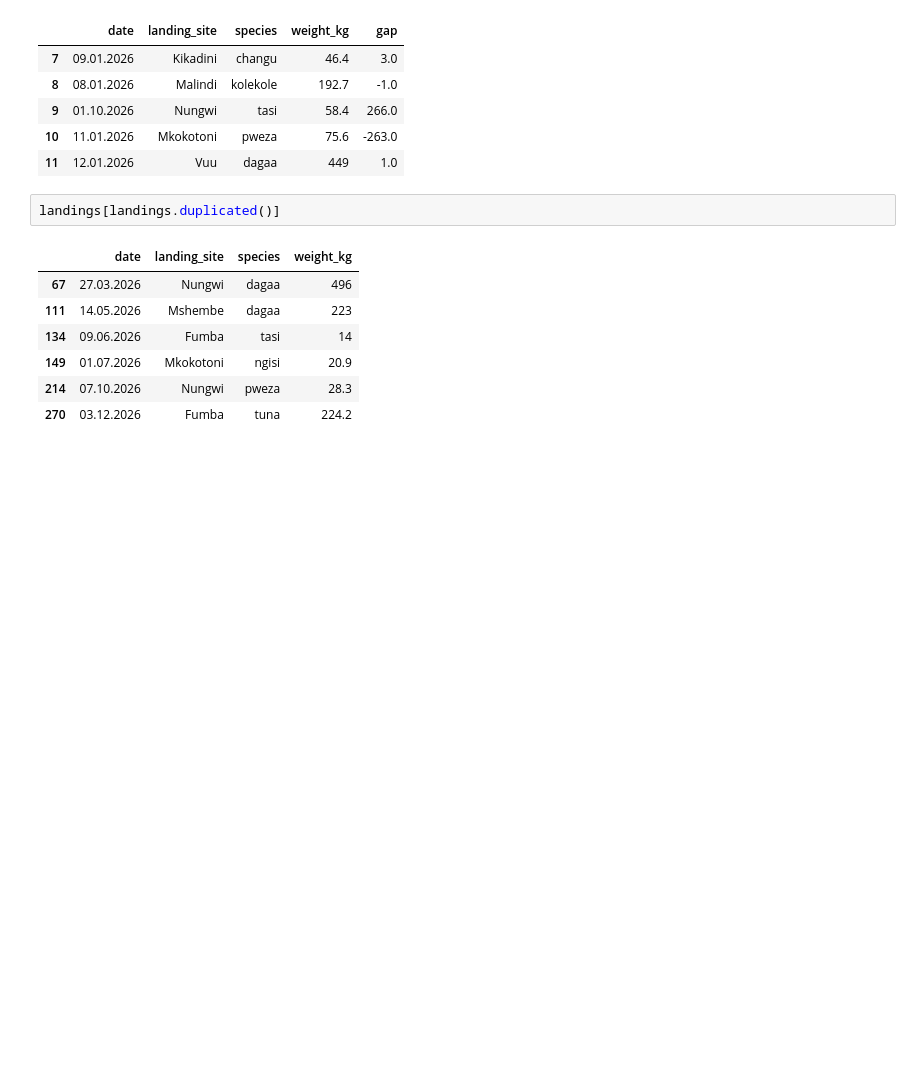
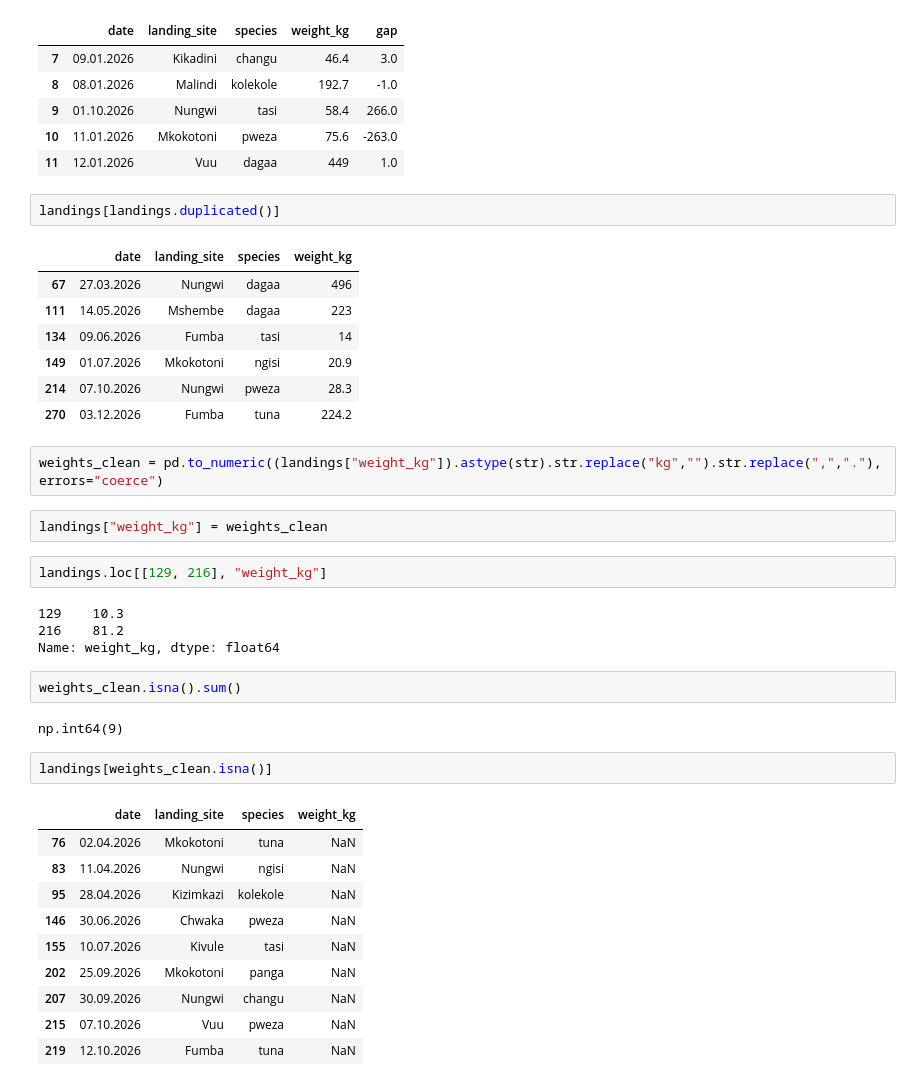
Before and after one commit to GabrielMasala/catch_summariser, a Jupyter notebook: catch_trends.ipynb, the cells around one changed output. Drawn from its saved outputs; the diff is of its cells as text; blank space fills up the shorter version.

Commit message:
Fix text, gram and negative weights with notes

```diff
--- a/catch_trends.ipynb
+++ b/catch_trends.ipynb
@@ -263,3 +273,30 @@ landings[landings.duplicated()]
 | 149 | 01.07.2026 | Mkokotoni | ngisi | 20.9 |
 | 214 | 07.10.2026 | Nungwi | pweza | 28.3 |
 | 270 | 03.12.2026 | Fumba | tuna | 224.2 |
+# %%
+weights_clean = pd.to_numeric((landings["weight_kg"]).astype(str).str.replace("kg","").str.replace(",","."), errors="coerce")
+# %%
+landings["weight_kg"] = weights_clean
+# %%
+landings.loc[[129, 216], "weight_kg"]
+# %% [output]
+129    10.3
+216    81.2
+Name: weight_kg, dtype: float64
+# %%
+weights_clean.isna().sum()
+# %% [output]
+np.int64(9)
+# %%
+landings[weights_clean.isna()]
+# %% [output]
+|  | date | landing_site | species | weight_kg |
+| 76 | 02.04.2026 | Mkokotoni | tuna | NaN |
+| 83 | 11.04.2026 | Nungwi | ngisi | NaN |
+| 95 | 28.04.2026 | Kizimkazi | kolekole | NaN |
+| 146 | 30.06.2026 | Chwaka | pweza | NaN |
+| 155 | 10.07.2026 | Kivule | tasi | NaN |
+| 202 | 25.09.2026 | Mkokotoni | panga | NaN |
+| 207 | 30.09.2026 | Nungwi | changu | NaN |
+| 215 | 07.10.2026 | Vuu | pweza | NaN |
+| 219 | 12.10.2026 | Fumba | tuna | NaN |
```
Also changed, not shown: parts of 27 cells of this notebook.
